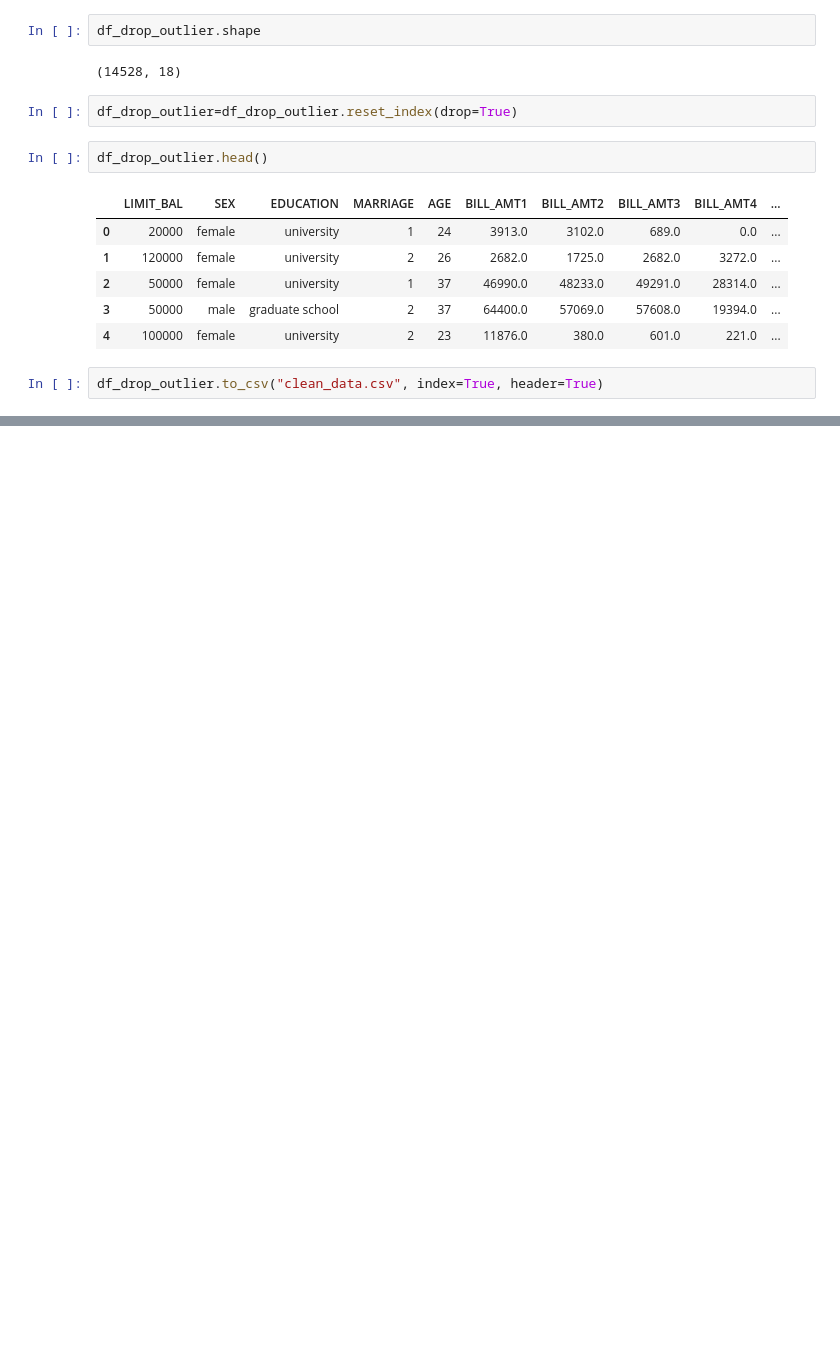
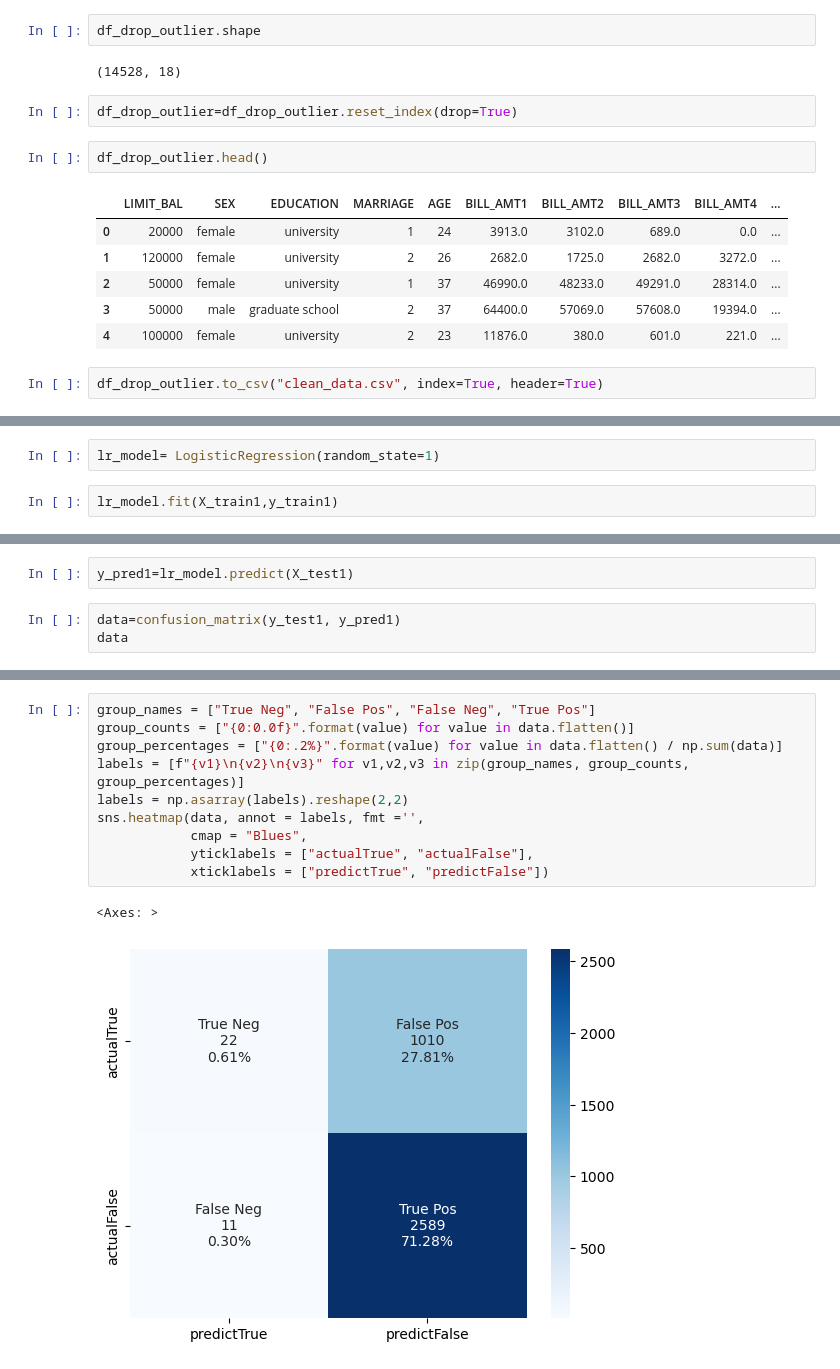
Before and after one commit to manalbayoumi/Project-4, a Jupyter notebook: Project 4 Loan_Defaulter Machine Learning.ipynb, the cells around one changed output, grey strips where cells are left out. Drawn from its saved outputs; the diff is of its cells as text; blank space fills up the shorter version.

```diff
--- a/Project 4 Loan_Defaulter Machine Learning.ipynb
+++ b/Project 4 Loan_Defaulter Machine Learning.ipynb
@@ -407,0 +493,4 @@ df_drop_outlier.to_csv("clean_data.csv", index=True, header=True)
+# %%
+lr_model= LogisticRegression(random_state=1)
+# %%
+lr_model.fit(X_train1,y_train1)
@@ -407,0 +499,5 @@ df_drop_outlier.to_csv("clean_data.csv", index=True, header=True)
+# %%
+y_pred1=lr_model.predict(X_test1)
+# %%
+data=confusion_matrix(y_test1, y_pred1)
+data
@@ -407,0 +518,13 @@ df_drop_outlier.to_csv("clean_data.csv", index=True, header=True)
+# %%
+group_names = ["True Neg", "False Pos", "False Neg", "True Pos"]
+group_counts = ["{0:0.0f}".format(value) for value in data.flatten()]
+group_percentages = ["{0:.2%}".format(value) for value in data.flatten() / np.sum(data)]
+labels = [f"{v1}\n{v2}\n{v3}" for v1,v2,v3 in zip(group_names, group_counts, group_percentages)]
+labels = np.asarray(labels).reshape(2,2)
+sns.heatmap(data, annot = labels, fmt ='',
+			cmap = "Blues",
+			yticklabels = ["actualTrue", "actualFalse"],
+			xticklabels = ["predictTrue", "predictFalse"])
+# %% [output]
+<Axes: >
+[figure, added]
```
Also changed, not shown: parts of 16 cells of this notebook, 2 other files.
